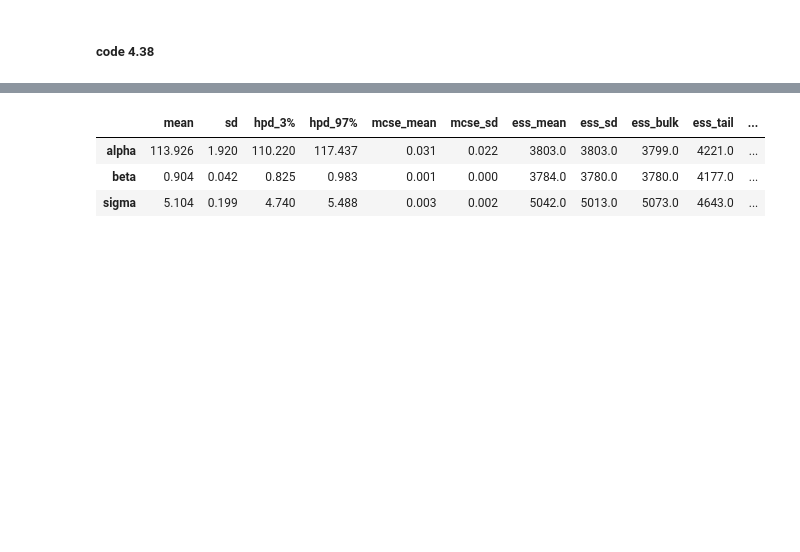
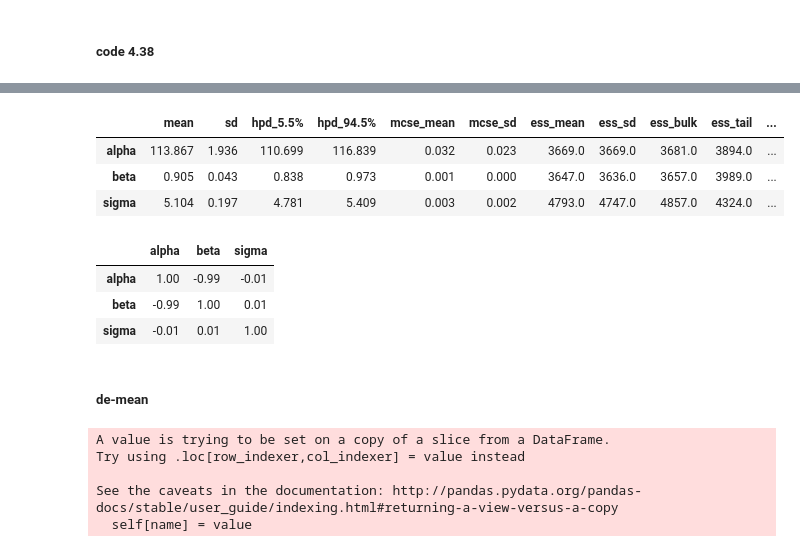
Before and after one commit to ZhengguoGu/resources, a Jupyter notebook: Rethinking/Zhen_practice/Ch4.ipynb, the cells around one changed output, grey strips where cells are left out. Cells and saved outputs as stored; diff of their text form; code cells hidden in the pictures; blank space fills up the shorter version.

```diff
--- a/Rethinking/Zhen_practice/Ch4.ipynb
+++ b/Rethinking/Zhen_practice/Ch4.ipynb
@@ -217,7 +220,26 @@ array([[<matplotlib.axes._subplots.AxesSubplot object at 0x...>,
 # %%
-az.summary(trace)
+az.summary(trace, credible_interval=.89)
 # %% [output]
-|  | mean | sd | hpd_3% | hpd_97% | mcse_mean | mcse_sd | ess_mean | ess_sd | ess_bulk | ess_tail | ... |
-| alpha | 113.926 | 1.920 | 110.220 | 117.437 | 0.031 | 0.022 | 3803.0 | 3803.0 | 3799.0 | 4221.0 | ... |
-| beta | 0.904 | 0.042 | 0.825 | 0.983 | 0.001 | 0.000 | 3784.0 | 3780.0 | 3780.0 | 4177.0 | ... |
-| sigma | 5.104 | 0.199 | 4.740 | 5.488 | 0.003 | 0.002 | 5042.0 | 5013.0 | 5073.0 | 4643.0 | ... |
+|  | mean | sd | hpd_5.5% | hpd_94.5% | mcse_mean | mcse_sd | ess_mean | ess_sd | ess_bulk | ess_tail | ... |
+| alpha | 113.867 | 1.936 | 110.699 | 116.839 | 0.032 | 0.023 | 3669.0 | 3669.0 | 3681.0 | 3894.0 | ... |
+| beta | 0.905 | 0.043 | 0.838 | 0.973 | 0.001 | 0.000 | 3647.0 | 3636.0 | 3657.0 | 3989.0 | ... |
+| sigma | 5.104 | 0.197 | 4.781 | 5.409 | 0.003 | 0.002 | 4793.0 | 4747.0 | 4857.0 | 4324.0 | ... |
+# %%
+trace_df = pm.trace_to_dataframe(trace)
+trace_df.corr().round(2)
+#notice that alpha and beta are highly negatively correlated, which is not good (in more complex models).
+# %% [output]
+|  | alpha | beta | sigma |
+| alpha | 1.00 | -0.99 | -0.01 |
+| beta | -0.99 | 1.00 | 0.01 |
+| sigma | -0.01 | 0.01 | 1.00 |
+# %% [markdown]
+##### de-mean
+# %%
+df2.weight = df2.weight - df2.weight.mean()
+# %% [output]
+A value is trying to be set on a copy of a slice from a DataFrame.
+Try using .loc[row_indexer,col_indexer] = value instead
+
+See the caveats in the documentation: http://pandas.pydata.org/pandas-docs/stable/user_guide/indexing.html#returning-a-view-versus-a-copy
+  self[name] = value
```
Also changed, not shown: parts of 10 cells of this notebook.
